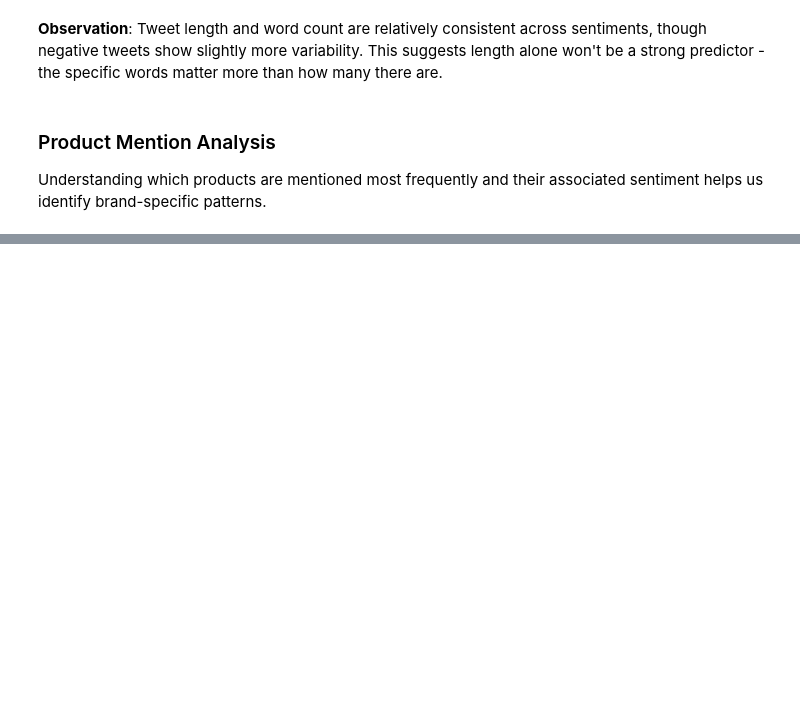
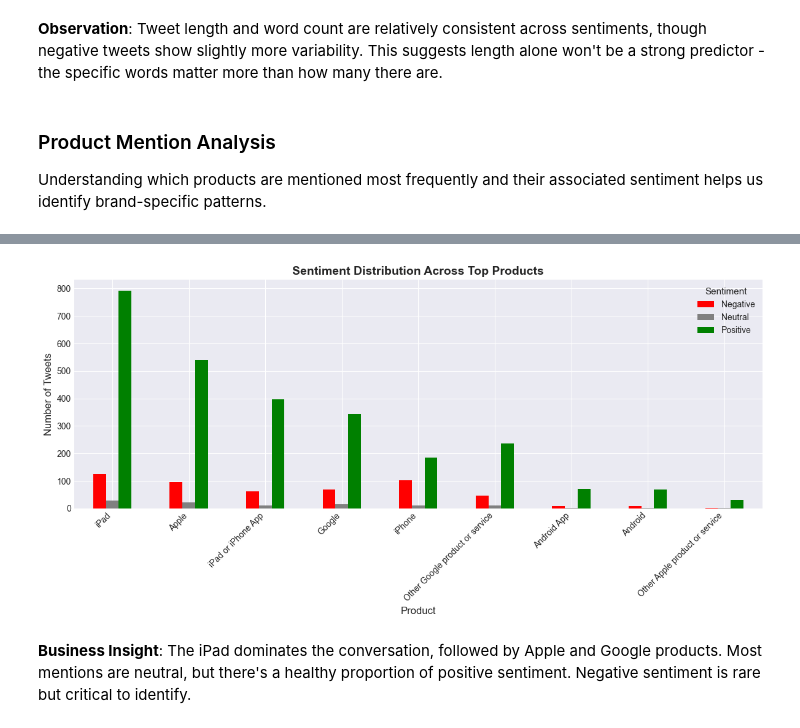
Before and after one commit to salmamwende-code/group1, a Jupyter notebook: notebooks/Steve.ipynb, the cells around one changed output, grey strips where cells are left out. Saved outputs shown, nothing was run; the diff lists cells and outputs as text; code cells hidden in the pictures; blank space fills up the shorter version.

Commit message:
sentiment analysis

```diff
--- a/notebooks/Steve.ipynb
+++ b/notebooks/Steve.ipynb
@@ -412,0 +428,8 @@ Understanding which products are mentioned most frequently and their associated
+# %%
+# Analyzing product mentions (excluding 'Unknown')
+product_sentiment = pd.crosstab(df['product'], df['sentiment_clean'])
+top_products = df['product'].value_counts().head(10)
+
+print("Top 10 Most Mentioned Products:")
+print(" "*2)
+print(top_products)
@@ -412,0 +451,25 @@ Understanding which products are mentioned most frequently and their associated
+# %%
+
+# Visualizing sentiment distribution for top products
+top_product_names = top_products.index.tolist()
+if 'Unknown' in top_product_names:
+    top_product_names.remove('Unknown')
+    top_product_names = top_product_names[:9]
+else:
+    top_product_names = top_product_names[:9]
+
+product_sentiment_filtered = product_sentiment.loc[top_product_names]
+
+fig, ax = plt.subplots(figsize=(12, 6))
+product_sentiment_filtered.plot(kind='bar', stacked=False, ax=ax, color=['red', 'gray', 'green'])
+ax.set_title('Sentiment Distribution Across Top Products', fontsize=14, fontweight='bold')
+ax.set_xlabel('Product', fontsize=12)
+ax.set_ylabel('Number of Tweets', fontsize=12)
+ax.legend(title='Sentiment', title_fontsize=11, fontsize=10)
+plt.xticks(rotation=45, ha='right')
+plt.tight_layout()
+plt.show()
+# %% [output]
+[figure, added]
+# %% [markdown]
+**Business Insight**: The iPad dominates the conversation, followed by Apple and Google products. Most mentions are neutral, but there's a healthy proportion of positive sentiment. Negative sentiment is rare but critical to identify.
```
Also changed, not shown: parts of 2 cells of this notebook.
